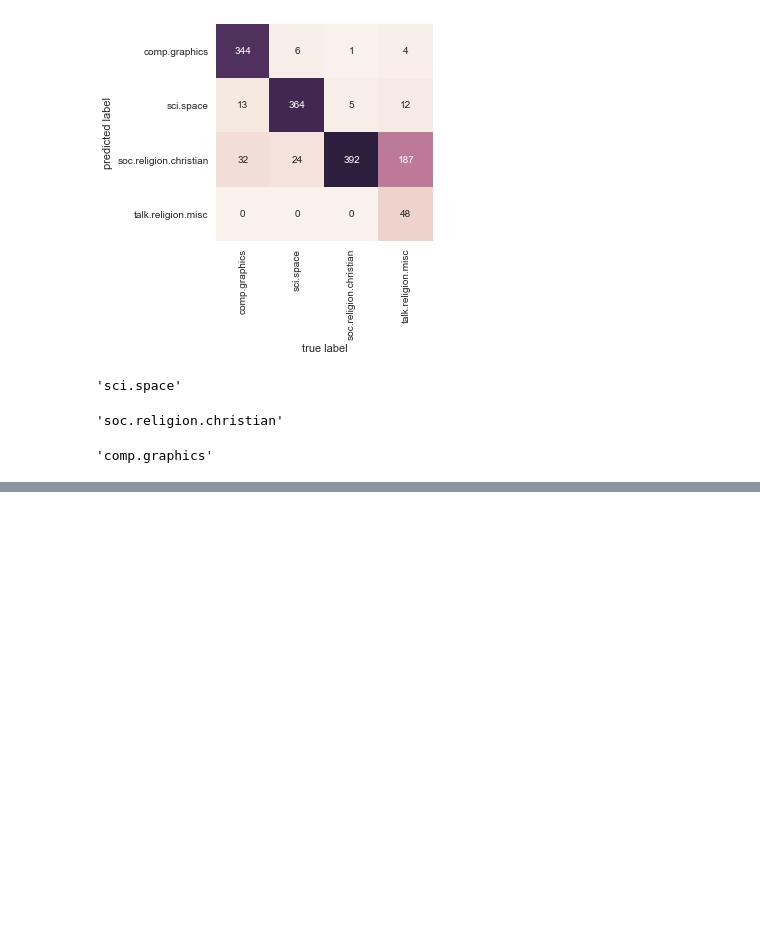
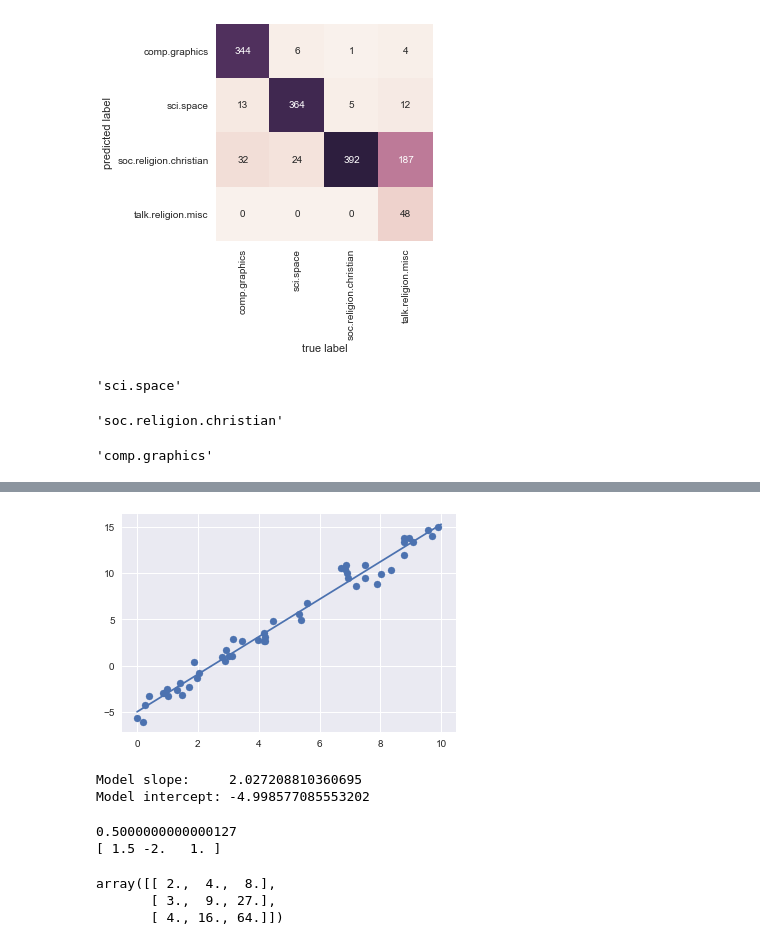
Before and after one commit to Razor-87/vanderplas-pdsh, a Jupyter notebook: Chapter [5.1].ipynb, the cells around one changed output, grey strips where cells are left out. Saved outputs shown, nothing was run; the diff lists cells and outputs as text; code cells hidden in the pictures; blank space fills up the shorter version.

```diff
--- a/Chapter [5.1].ipynb
+++ b/Chapter [5.1].ipynb
@@ -638,0 +651,39 @@ predict_category('determining the screen resolution')
+# %%
+from sklearn.linear_model import LinearRegression
+model = LinearRegression(fit_intercept=True)
+
+model.fit(x[:, np.newaxis], y)
+
+xfit = np.linspace(0, 10, 1000)
+yfit = model.predict(xfit[:, np.newaxis])
+
+plt.scatter(x, y)
+plt.plot(xfit, yfit);
+# %% [output]
+[figure, added]
+# %%
+print("Model slope:    ", model.coef_[0])
+print("Model intercept:", model.intercept_)
+# %% [output]
+Model slope:     2.027208810360695
+Model intercept: -4.998577085553202
+# %%
+rng = np.random.RandomState(1)
+X = 10 * rng.rand(100, 3)
+y = 0.5 + np.dot(X, [1.5, -2., 1.])
+
+model.fit(X, y)
+print(model.intercept_)
+print(model.coef_)
+# %% [output]
+0.5000000000000127
+[ 1.5 -2.   1. ]
+# %%
+from sklearn.preprocessing import PolynomialFeatures
+x = np.array([2, 3, 4])
+poly = PolynomialFeatures(3, include_bias=False)
+poly.fit_transform(x[:, None])
+# %% [output]
+array([[ 2.,  4.,  8.],
+       [ 3.,  9., 27.],
+       [ 4., 16., 64.]])
```
Also changed, not shown: parts of 22 cells of this notebook, 1 other file.
